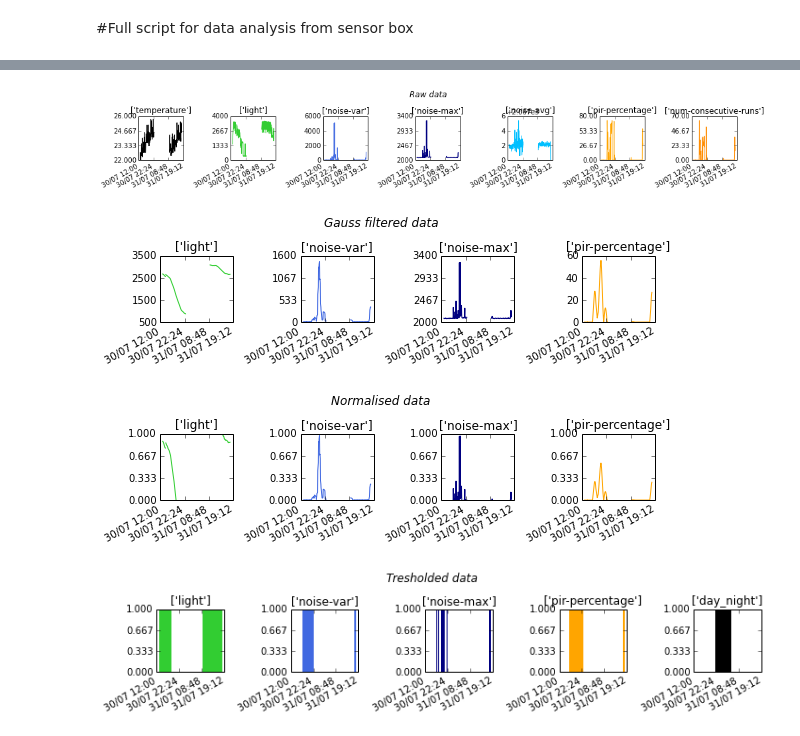
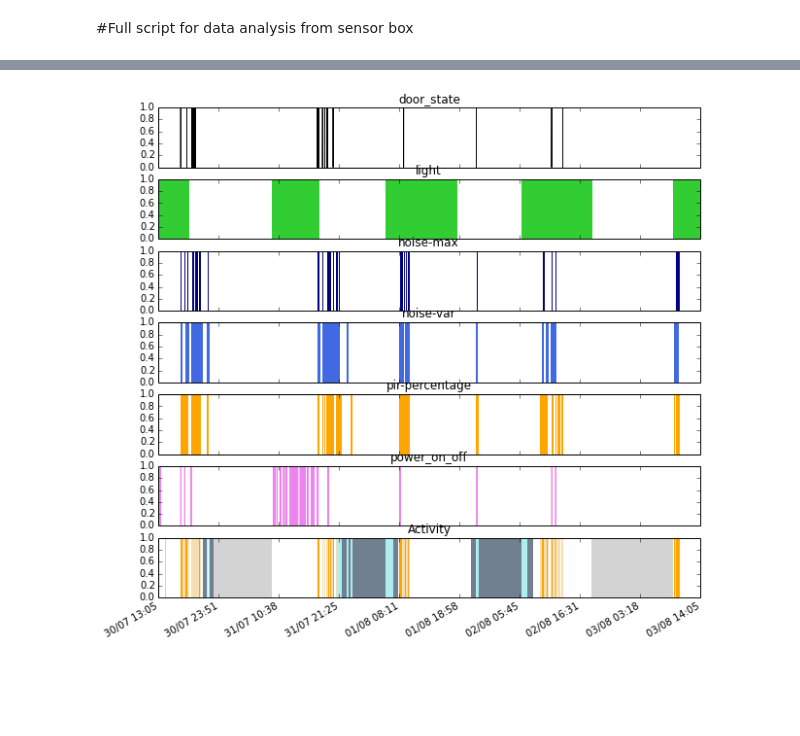
Before and after one commit to 0x4e38/Machine-Learning, a Jupyter notebook: Sensor Box Analysis/08 - SB - Whole script.ipynb, the cells around one changed output, grey strips where cells are left out. Saved outputs shown, nothing was run; the diff lists cells and outputs as text; code cells hidden in the pictures; blank space fills up the shorter version.

Commit message:
Indicate in activity plot if system is down

```diff
--- a/Sensor Box Analysis/08 - SB - Whole script.ipynb
+++ b/Sensor Box Analysis/08 - SB - Whole script.ipynb
@@ -135,7 +135,7 @@ def norm_data(df,min_max,cols):
 
     for i in range(len(var)):
         norm_sig[:,i] = (df[var[i]]-min_max[var[i]][0])/(min_max[var[i]][1]-min_max[var[i]][0])
-        print "For this selection, the min and max of {0} are {1:.2} and {2:.2} respectively.".format(var[i], np.nanmin(df[var[i]].values), np.nanmax(df[var[i]].values))
+        #print "For this selection, the min and max of {0} are {1:.2} and {2:.2} respectively.".format(var[i], np.nanmin(df[var[i]].values), np.nanmax(df[var[i]].values))
 
     print "\n"
     print "The signals were normalised.\n"
@@ -207,25 +207,24 @@ def line_plot(df,df_act,hfmt,cols):
     var = df.columns.values
     levels = df_act.columns.values
 
-    if "day_night" in var:
-        n_plots = len(var)
-    else:
-        n_plots = len(var)+1
+
+    n_plots = len(var)-1 #n_plots = #variables - 2 (downtime, day_night) + 1 (activity plot)
 
     fig, axs = plt.subplots(n_plots, 1, sharex=True, sharey=True, figsize=(10,10))
 
     for i in range(n_plots-1):
-        if var[i] != "day_night":
+        if var[i] != ("day_night" or "down_time"):
             axs[i].fill_between(df.index.to_datetime(),0,df[var[i]].values,color=cols[var[i]])
             axs[i].set_title("{}".format(var[i]))
         else:
             continue
 
-    lev_cols = ["orange","wheat","deepskyblue","midnightblue"]
+    lev_cols = ["orange","wheat","lightcyan","paleturquoise"]
 
     try:
         #plot night-time:
-        axs[n_plots-1].fill_between(df.index.to_datetime(),0,df["day_night"].values,color="lightgray",alpha=.8)
+        axs[n_plots-1].fill_between(df.index.to_datetime(),0,df["day_night"].values,color=cols["day_night"],alpha=1)
+        axs[n_plots-1].fill_between(df.index.to_datetime(),0,df["down_time"].values,color=cols["down_time"],alpha=1)
     except KeyError:
         pass
 
@@ -236,6 +235,7 @@ def line_plot(df,df_act,hfmt,cols):
     axs[0].xaxis.set_major_locator(LinearLocator(numticks=10))
     axs[0].xaxis.set_major_formatter(hfmt)
     axs[0].set_ylim(0,1)
+    #axs[0].set_xlim("2015-07-30 20:00","2015-07-30 23:59")
 
     fig.autofmt_xdate()
 
@@ -259,6 +259,17 @@ def random_data(n,duration,name):
 
     return pd.DataFrame(on_off, index=np.sort(rd_date), columns=name)
 
+def add_down_time(df,df_all):
+    df_all["down_time"]=np.nan
+
+    for i in range(len(df.index)):
+        if any(np.isnan(df.values[i])) == True:
+            df_all["down_time"][df.index[i]] = 1
+        else:
+            continue
+
+    return df_all
+
 def add_day_night(df,sunrise,sunset):
     df["day_night"]=np.nan
 
@@ -276,18 +287,17 @@ def main():
     power_param = ["power_on_off","power_value"]
     door_param = ["door_state"]
 
-    device = {"sb-stable":"53ff6d066667574831402467",
-              "sb-testing":"54ff69066667515129441567",
-              "door":"26002e001447343339383037",
-              "power1":"43002f000a47343337373738",
-              "power2":"210030000a47343337373738"
-              }
+    device = {
+        "sb-stable":"53ff6d066667574831402467",
+        "sb-testing":"54ff69066667515129441567",
+        "door":"26002e001447343339383037",
+        "power1":"43002f000a47343337373738",
+        "power2":"210030000a47343337373738"
+    }
 
     date_format = '%Y-%m-%d %H:%M:%S' #format of timestamp
-    sunrise = 4
-    sunset = 22
-
-
+    sunrise = 7
+    sunset = 21
 
     #parameters to be analysed
     para = [box_param[1],box_param[2],box_param[3],box_param[5]] #parameters used for analysis
@@ -295,11 +305,11 @@ def main():
     #input for gaussian filter ["number of points in output window","sigma"]
     filt_params = {
         "temperature":[1,1],
-        "light":[100,60],
+        "light":[10,5],
         "noise-max":[1,1],
         "noise-avg":[1,1],
-        "noise-var":[10,15],
-        "pir-percentage":[15,5],
+        "noise-var":[5,2.5],
+        "pir-percentage":[2,1],
         "num-consecutive-runs":[15,5]
     }
 
@@ -338,7 +348,8 @@ def main():
         "power_on_off":"violet",
         "power_value":"green",
         "door_state":"black",
-        "day_night":"black"
+        "day_night":"slategray",
+        "down_time":"lightgray"
     }
 
     ###-----ANALYSIS-----###
@@ -360,8 +371,9 @@ def main():
 
     #device = App.device.get()
 
-    #LOOK AT TIME INTERVALLS
+    #RESAMPLING (NEEDED TO FIND DOWNTIMES!)
     df = df.resample('5min', how='mean')
+    #print df.tail()
 
     #FILTER THE DATA (ONLY OF THE SUBSET "PARA" OF PARAMETERS)
     df_filt = filt_data(df,para,filt_params)
@@ -385,17 +397,20 @@ def main():
     #INFERENCE AND LINEPLOT
     df_activity = infere(df_all,sunrise,sunset)
 
-    #ADD DAY AND NIGHT
-    add_day_night(df_tresh,sunrise,sunset)
+    #ADD STUFF FOR PLOTS
+    add_down_time(df,df_all)
+    add_day_night(df_all,sunrise,sunset)
 
     #MAKE PLOTS
-    plot_data(df,hfmt,cols,title="Raw data")
-    plot_data(df_filt,hfmt,cols,title="Gauss filtered data")
-    plot_data(df_norm,hfmt,cols,title="Normalised data",ylim=(0,1))
-    plot_data(df_tresh,hfmt,cols,title="Tresholded data",plt_type="fill",ylim=(0,1))
-    plot_data(df_all,hfmt,cols,title="Including power-monitor and door",plt_type="fill",ylim=(0,1))
+    #plot_data(df,hfmt,cols,title="Raw data")
+    #plot_data(df_filt,hfmt,cols,title="Gauss filtered data")
+    #plot_data(df_norm,hfmt,cols,title="Normalised data",ylim=(0,1))
+    #plot_data(df_tresh,hfmt,cols,title="Tresholded data",plt_type="fill",ylim=(0,1))
+    #plot_data(df_all,hfmt,cols,title="Including power-monitor and door",plt_type="fill",ylim=(0,1))
 
     line_plot(df_all,df_activity,hfmt,cols)
+
+    print df_all.tail()
 
 # call main
 if __name__ == '__main__':
@@ -413,4 +436 @@ The signals were normalised.
-[figure, old version]
+[figure, new version]
-[figure, removed]
-[figure, removed]
-[figure, removed]
```
Also changed, not shown: parts of 1 cell of this notebook.
